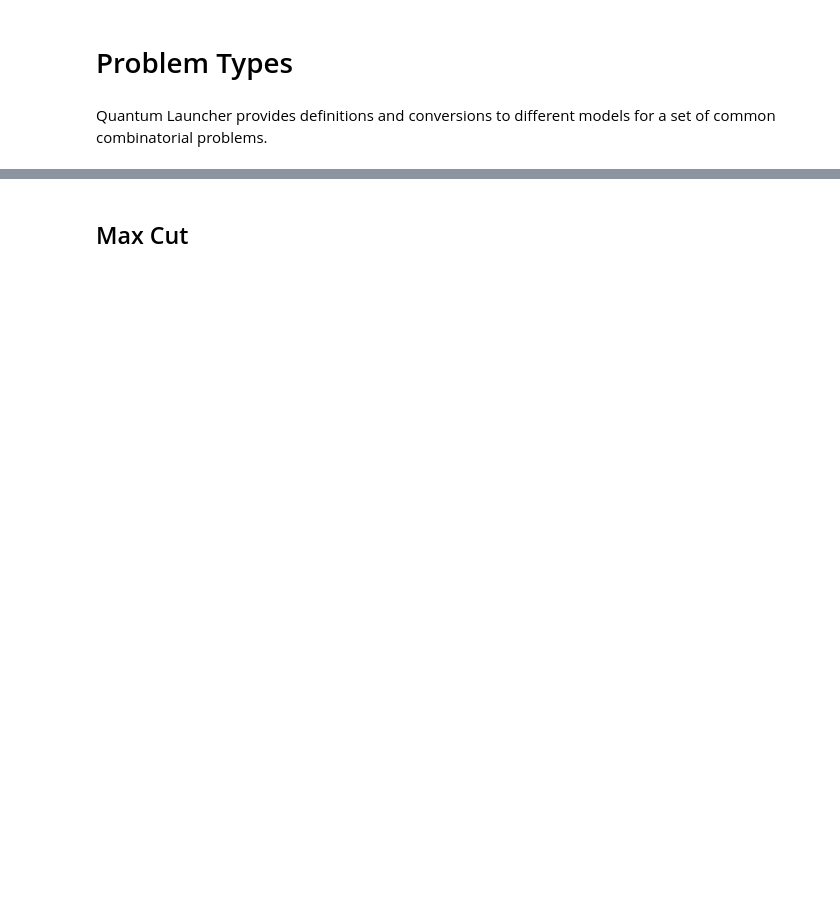
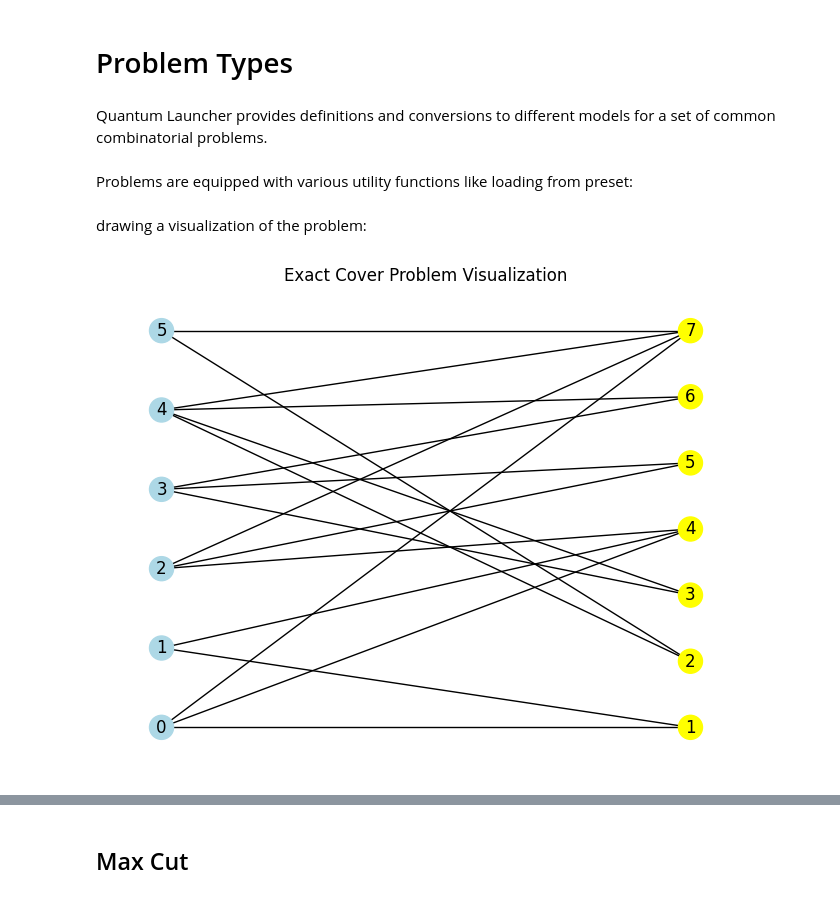
Before and after one commit to PCSS-Quantum/QLauncher, a Jupyter notebook: docs/tutorials/problem_types.ipynb, the cells around one changed output, grey strips where cells are left out. Cells and saved outputs as stored; diff of their text form; code cells hidden in the pictures; blank space fills up the shorter version.

```diff
--- a/docs/tutorials/problem_types.ipynb
+++ b/docs/tutorials/problem_types.ipynb
@@ -5,3 +5,13 @@ Quantum Launcher provides definitions and conversions to different models for a
 # %%
 from quantum_launcher.problems import MaxCut,EC,QATM,JSSP,TSP, GraphColoring
 import os
+# %% [markdown]
+Problems are equipped with various utility functions like loading from preset:
+# %%
+ec = EC.from_preset("toy",onehot="exact")
+# %% [markdown]
+drawing a visualization of the problem:
+# %%
+ec.visualize()
+# %% [output]
+[figure, added]
```
Also changed, not shown: parts of 7 cells of this notebook, 3 other files.
